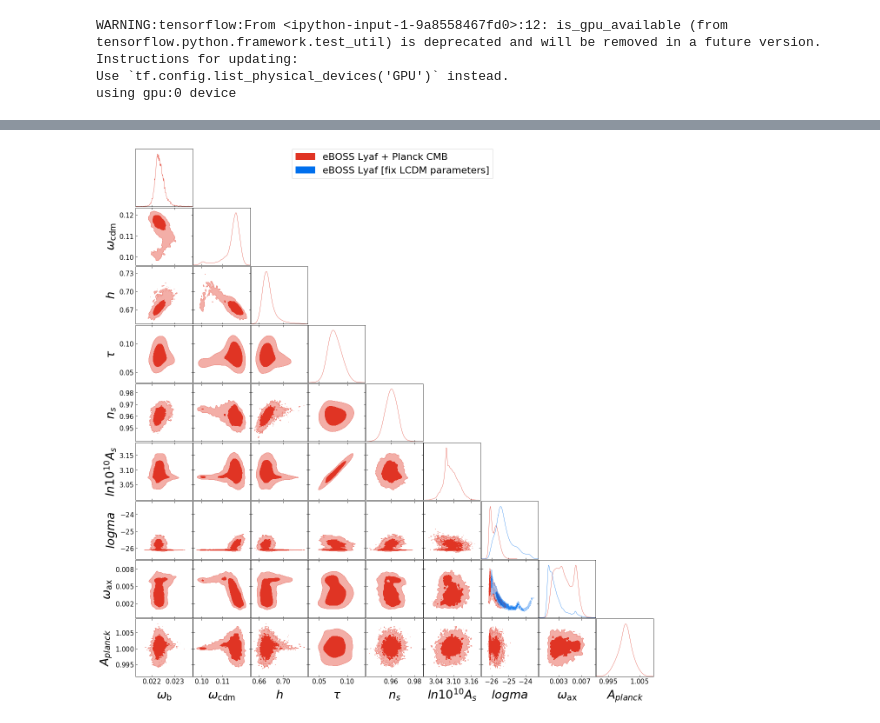
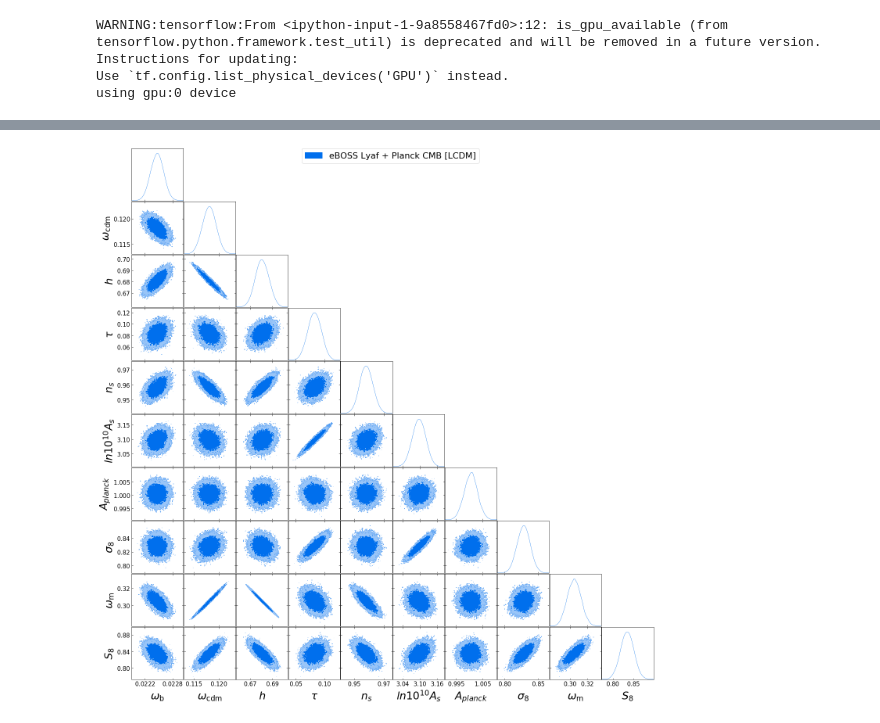
Before and after one commit to keirkwame/axionEmu, a Jupyter notebook: ACT_DR4_WMAP_analysis.ipynb, the cells around one changed output, grey strips where cells are left out. Cells and saved outputs as stored; diff of their text form; code cells hidden in the pictures.

Commit message:
New Lyaf runs

```diff
--- a/ACT_DR4_WMAP_analysis.ipynb
+++ b/ACT_DR4_WMAP_analysis.ipynb
@@ -632,7 +632,7 @@ plt.ylabel(r"mean $\hat{\tau}$")
 import pickle
 # f = open("/content/drive/MyDrive/2e5_emulator_models/test_2e5_0_likelihood_ax_7.pkl",'rb')
 #f = open("/content/drive/MyDrive/5e5_emulator_models/test_5e5_lamda_likelihood_ax_7.pkl",'rb')
-f = open('/home/keir/Software/axionEmu/axionCAMB_EMCEE/Lyaf_eBOSS_Planck_axionCAMB_5_LCDM.pkl', 'rb')
+f = open('/home/keir/Software/axionEmu/axionCAMB_EMCEE/Planck_axionCAMB_5_LCDM.pkl', 'rb')
 #f = open('/home/keir/Software/axionEmu/axionCAMB_EMCEE/ACT_DR4_axionCAMB_8500.pkl', 'rb')
 samples_unflat = pickle.load(f)
 samples_test = pickle.load(f)
@@ -697,2 +695,8 @@ samples_test = samples_unflat2[100:, :, :].reshape((-1, 8))
+# %%
+#Concatenate sigma_8 samples
+samples_test = np.concatenate((samples_unflat, sigma8_unflat.reshape(1000, 120, 1)), axis=-1)[200:, :, :].reshape((-1, 8))
+omega_m = (samples_test[:, 0] + samples_test[:, 1] + 0.0006442) / (samples_test[:, 2] ** 2.)
+S_8 = samples_test[:, -1] * np.sqrt(omega_m / 0.3)
+samples_test = np.concatenate((samples_test, omega_m.reshape(-1, 1), S_8.reshape(-1, 1)), axis=-1)
 # %%
 samples_test.shape
@@ -845,6 +854,6 @@ g.settings.lab_fontsize = 30
 g.settings.legend_fontsize = 25
 # %%
 ##LCDM
-g.triangle_plot([mcsamples2, mcsamples], filled=True, legend_labels=['eBOSS Lyaf + Planck CMB', 'eBOSS Lyaf [fix LCDM parameters]'])
+g.triangle_plot([mcsamples], filled=True, legend_labels=['eBOSS Lyaf + Planck CMB [LCDM]',])
 #'AxionEmu+GPU sampler (ACT DR4 + WMAP TTTE; tau prior; m = 25)',])
 # %% [output]
@@ -863,4 +877,4 @@ WARNING:root:fine_bins_2D not large enough for optimal density: ln, A_{planck}
-[figure, old version]
+[figure, new version]
 # %%
 #Save MCMC samples
 np.save('ACT_DR4_AxionEmu_m25_chain_100_20000_orig_emu.npy', chain_ax.numpy())
```
Also changed, not shown: parts of 6 cells of this notebook, 3 other files.
